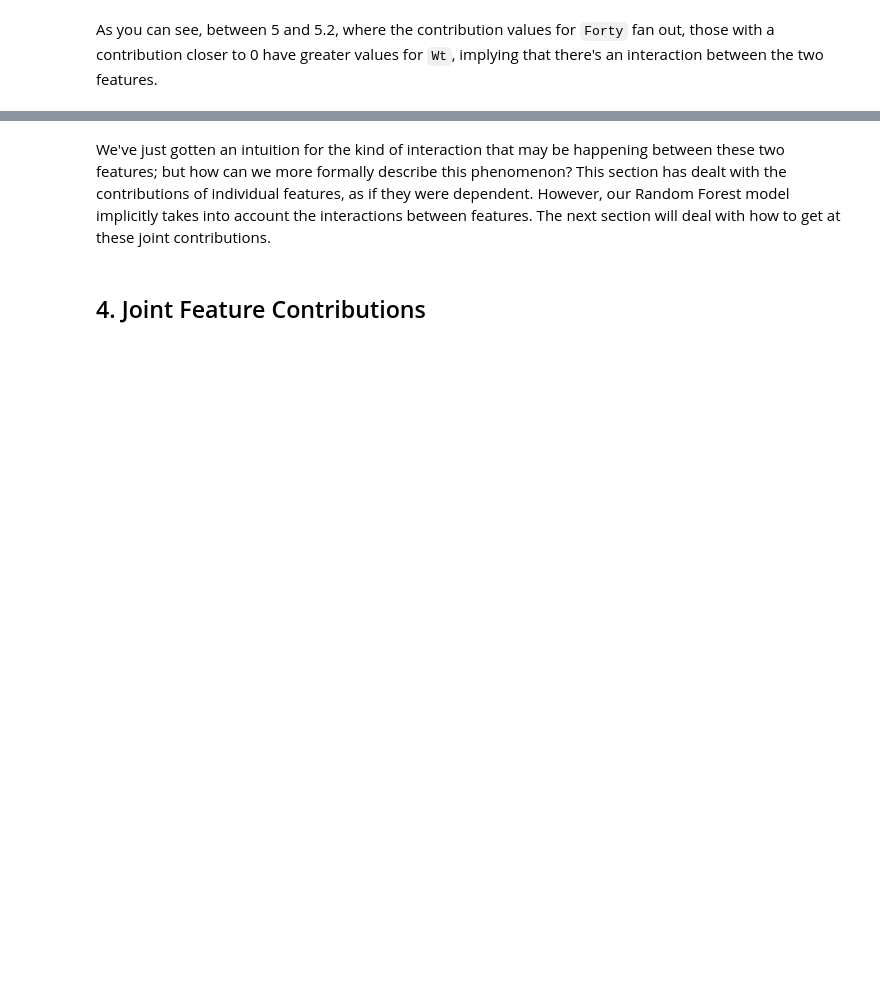
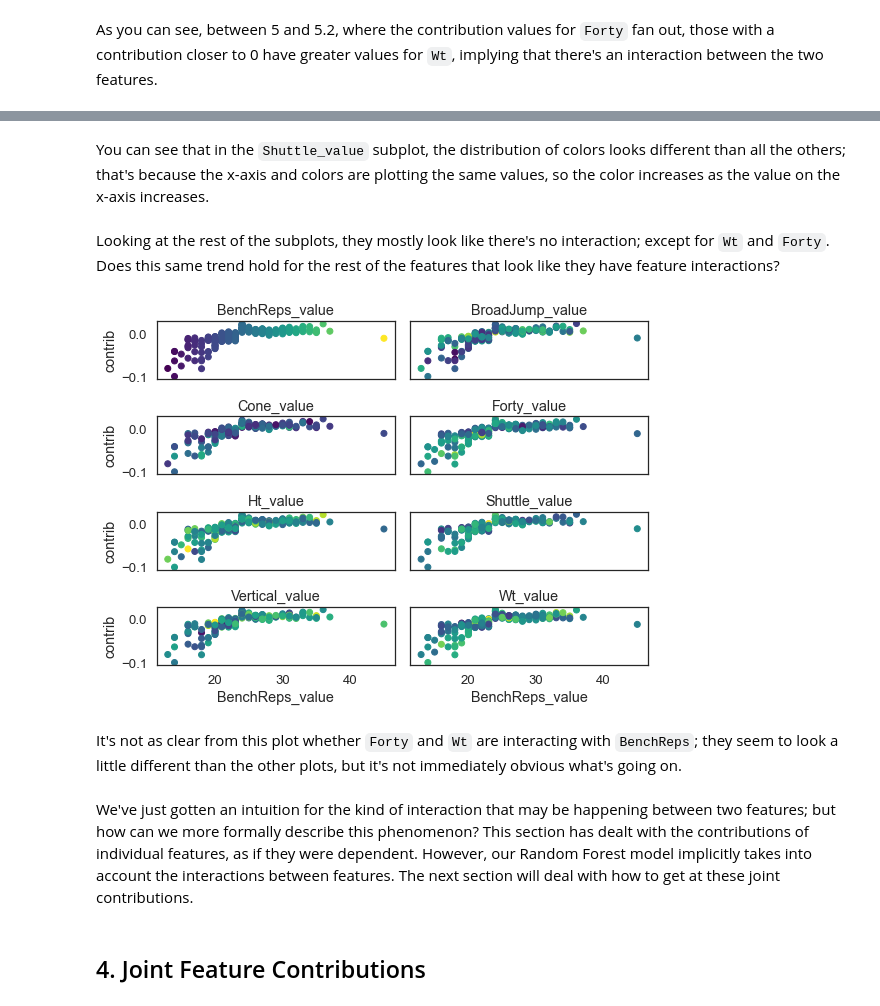
Before and after one commit to serenalotreck/tutorials, a Jupyter notebook: Interpretable_ML/InterpretabilityTutorial_AdaptedVersion.ipynb, the cells around one changed output, grey strips where cells are left out. Drawn from its saved outputs; the diff is of its cells as text; code cells hidden in the pictures; blank space fills up the shorter version.

```diff
--- a/Interpretable_ML/InterpretabilityTutorial_AdaptedVersion.ipynb
+++ b/Interpretable_ML/InterpretabilityTutorial_AdaptedVersion.ipynb
@@ -999,4 +1074,14 @@ As you can see, between 5 and 5.2, where the contribution values for `Forty` fan
+# %% [markdown]
+You can see that in the `Shuttle_value` subplot, the distribution of colors looks different than all the others; that's because the x-axis and colors are plotting the same values, so the color increases as the value on the x-axis increases.
+# %% [markdown]
+Looking at the rest of the subplots, they mostly look like there's no interaction; except for `Wt` and `Forty`. Does this same trend hold for the rest of the features that look like they have feature interactions?
+# %%
+plot_feature_interactions('BenchReps_value','BenchReps_contrib',4)
+# %% [output]
+[figure, added]
+# %% [markdown]
+It's not as clear from this plot whether `Forty` and `Wt` are interacting with `BenchReps`; they seem to look a little different than the other plots, but it's not immediately obvious what's going on.
 # %% [markdown]
-We've just gotten an intuition for the kind of interaction that may be happening between these two features; but how can we more formally describe this phenomenon? This section has dealt with the contributions of individual features, as if they were dependent. However, our Random Forest model implicitly takes into account the interactions between features. The next section will deal with how to get at these joint contributions.
+We've just gotten an intuition for the kind of interaction that may be happening between two features; but how can we more formally describe this phenomenon? This section has dealt with the contributions of individual features, as if they were dependent. However, our Random Forest model implicitly takes into account the interactions between features. The next section will deal with how to get at these joint contributions.
 # %% [markdown]
 ## 4. Joint Feature Contributions
```
Also changed, not shown: parts of 21 cells of this notebook, 2 other files.
